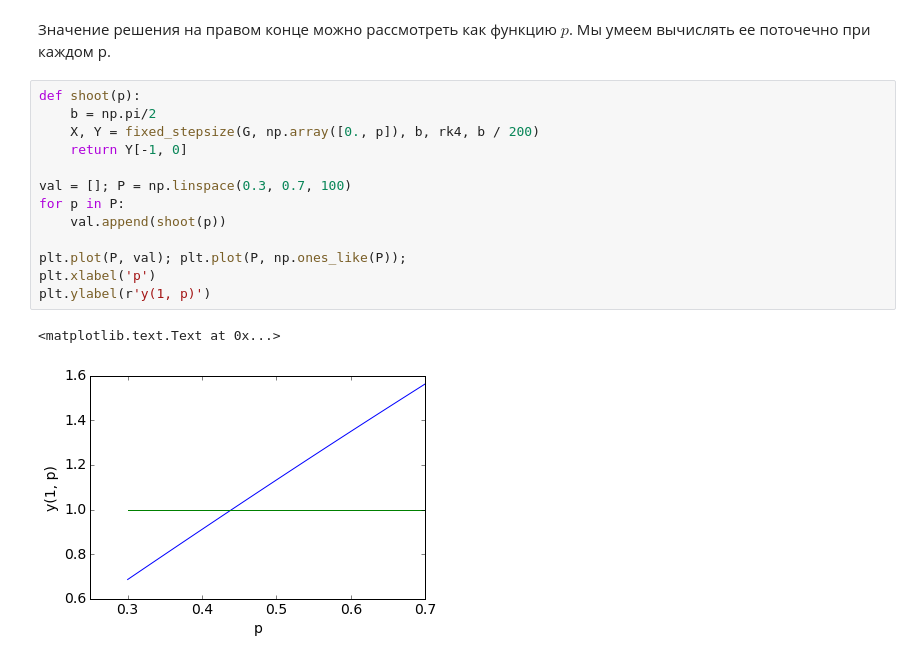
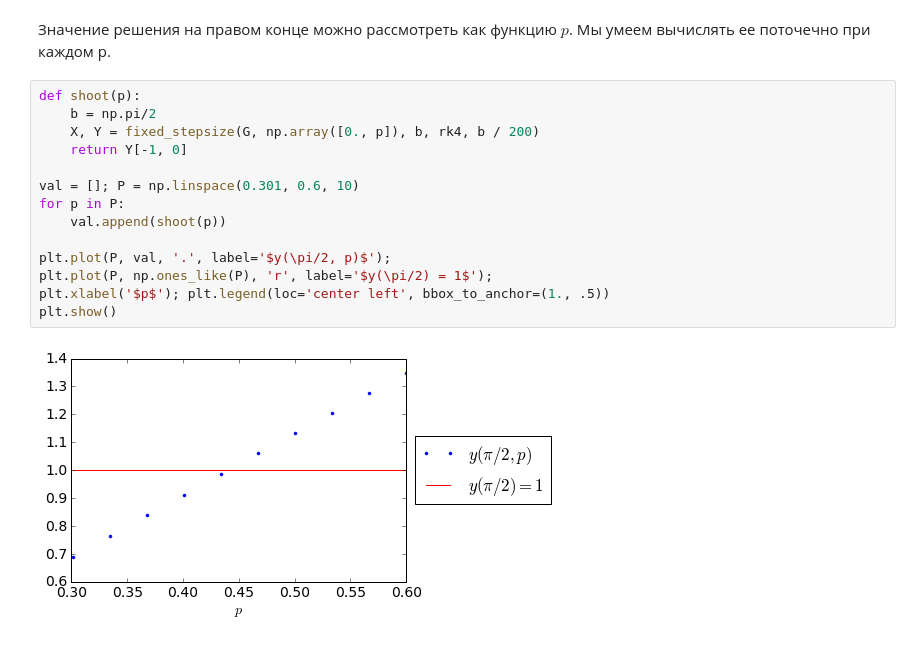
Before and after one commit to CompMathGroup/compmath-slides, a Jupyter notebook: jupyter-slides/11-Boundary/Boundary.ipynb, the cells around one changed output. Drawn from its saved outputs; the diff is of its cells as text.

```diff
--- a/jupyter-slides/11-Boundary/Boundary.ipynb
+++ b/jupyter-slides/11-Boundary/Boundary.ipynb
@@ -378,16 +382,16 @@ shoot_plot(0.5)
 # %%
 def shoot(p):
     b = np.pi/2
     X, Y = fixed_stepsize(G, np.array([0., p]), b, rk4, b / 200)
     return Y[-1, 0]
 
-val = []; P = np.linspace(0.3, 0.7, 100)
+val = []; P = np.linspace(0.301, 0.6, 10)
 for p in P:
     val.append(shoot(p))
 
-plt.plot(P, val); plt.plot(P, np.ones_like(P));
-plt.xlabel('p')
-plt.ylabel(r'y(1, p)')
+plt.plot(P, val, '.', label='$y(\pi/2, p)$');
+plt.plot(P, np.ones_like(P), 'r', label='$y(\pi/2) = 1$');
+plt.xlabel('$p$'); plt.legend(loc='center left', bbox_to_anchor=(1., .5))
+plt.show()
 # %% [output]
-<matplotlib.text.Text at 0x...>
-[figure, old version]
+[figure, new version]
```
Also changed, not shown: parts of 19 cells of this notebook.
